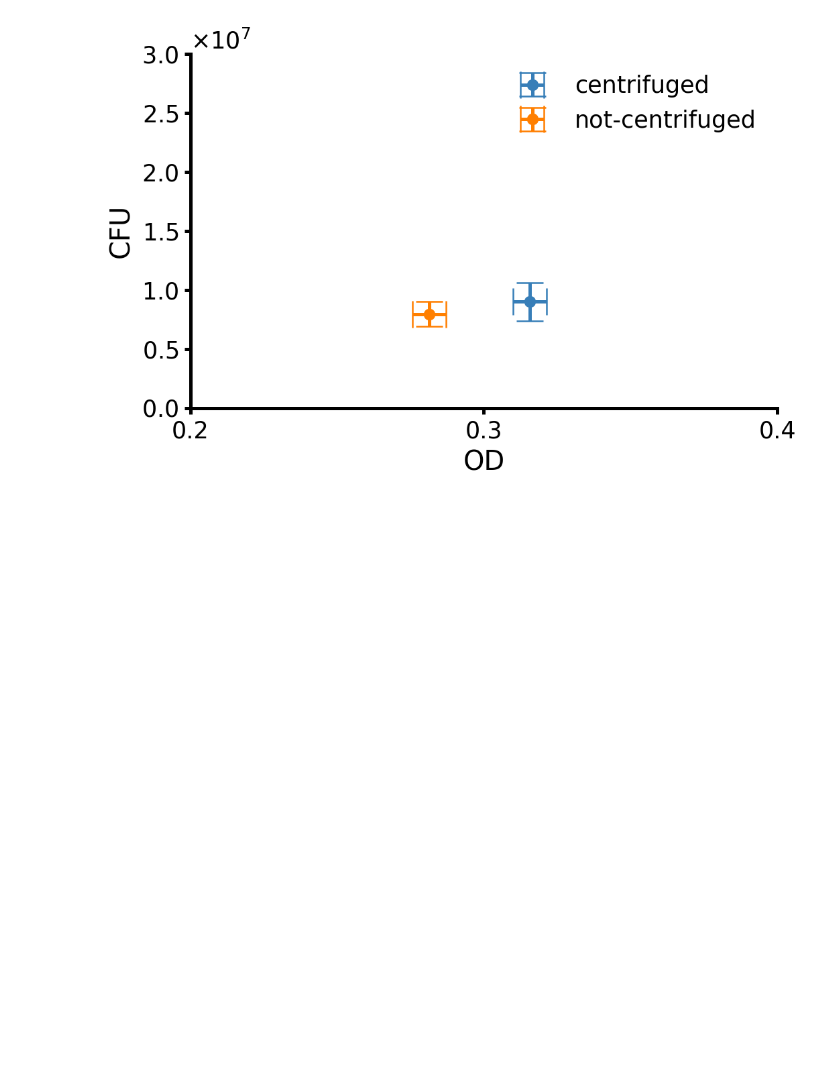
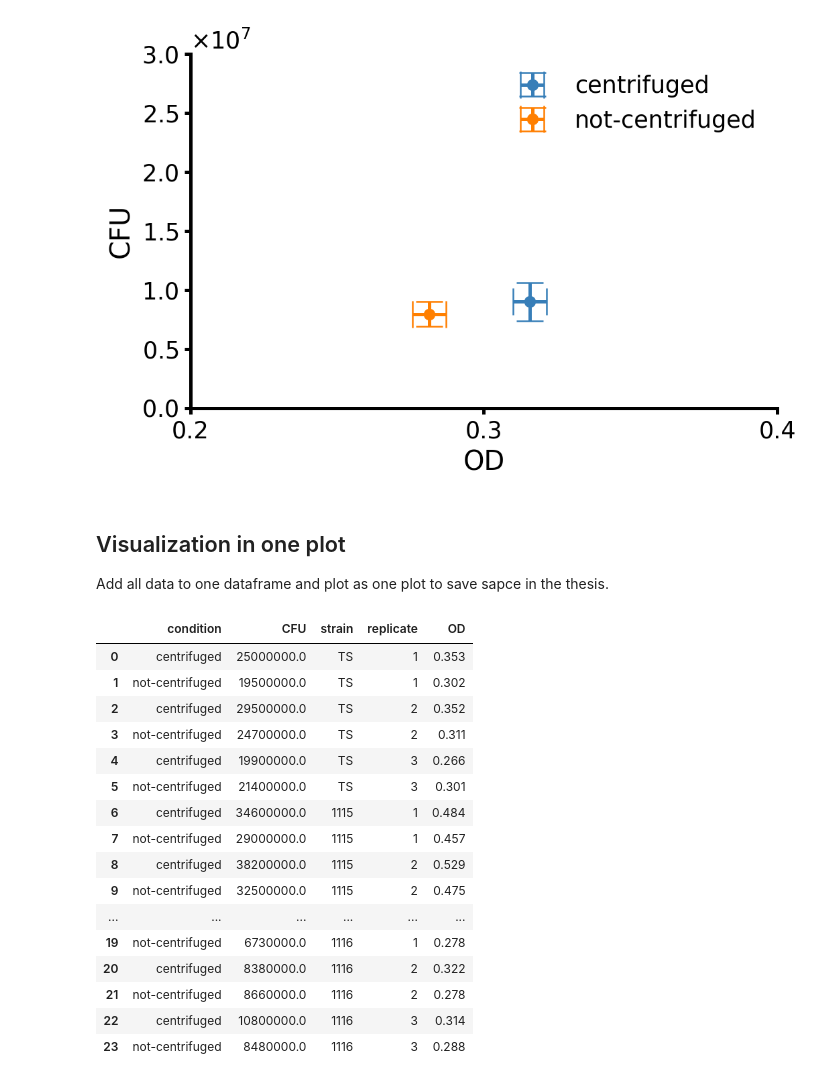
Before and after one commit to draeger-lab/C_striatum_wetlab, a Jupyter notebook: supporting_experiments/code/OD-CFU.ipynb, the cells around one changed output. Saved outputs shown, nothing was run; the diff lists cells and outputs as text; code cells hidden in the pictures; blank space fills up the shorter version.

```diff
--- a/supporting_experiments/code/OD-CFU.ipynb
+++ b/supporting_experiments/code/OD-CFU.ipynb
@@ -185,3 +187,7 @@ plt.tight_layout()
 plt.savefig('../figures/2023-01-11-OD-CFU_17.png')
 # %% [output]
 [figure]
+# %% [markdown]
+## Visualization in one plot
+
+Add all data to one dataframe and plot as one plot to save sapce in the thesis.
@@ -187,0 +205,26 @@ plt.savefig('../figures/2023-01-11-OD-CFU_17.png')
+# %%
+foc = [v for k, v in complete.groupby('focus')]
+df = foc[0].rename({'value': 'CFU'}, axis=1).drop(['focus', 'variable'], axis=1)
+od = foc[1].rename({'value': 'OD'}, axis=1).drop(['focus', 'variable'], axis=1)
+all = pd.merge(df, od, on=['cond', 'strain', 'replicate'])
+all.rename({'cond': 'condition'}, axis=1, inplace=True)
+all['strain'].replace(STRAINS_LAB, inplace=True)
+all
+# %% [output]
+|  | condition | CFU | strain | replicate | OD |
+| 0 | centrifuged | 25000000.0 | TS | 1 | 0.353 |
+| 1 | not-centrifuged | 19500000.0 | TS | 1 | 0.302 |
+| 2 | centrifuged | 29500000.0 | TS | 2 | 0.352 |
+| 3 | not-centrifuged | 24700000.0 | TS | 2 | 0.311 |
+| 4 | centrifuged | 19900000.0 | TS | 3 | 0.266 |
+| 5 | not-centrifuged | 21400000.0 | TS | 3 | 0.301 |
+| 6 | centrifuged | 34600000.0 | 1115 | 1 | 0.484 |
+| 7 | not-centrifuged | 29000000.0 | 1115 | 1 | 0.457 |
+| 8 | centrifuged | 38200000.0 | 1115 | 2 | 0.529 |
+| 9 | not-centrifuged | 32500000.0 | 1115 | 2 | 0.475 |
+| ... | ... | ... | ... | ... | ... |
+| 19 | not-centrifuged | 6730000.0 | 1116 | 1 | 0.278 |
+| 20 | centrifuged | 8380000.0 | 1116 | 2 | 0.322 |
+| 21 | not-centrifuged | 8660000.0 | 1116 | 2 | 0.278 |
+| 22 | centrifuged | 10800000.0 | 1116 | 3 | 0.314 |
+| 23 | not-centrifuged | 8480000.0 | 1116 | 3 | 0.288 |
```
Also changed, not shown: parts of 5 cells of this notebook, 5 other files.
